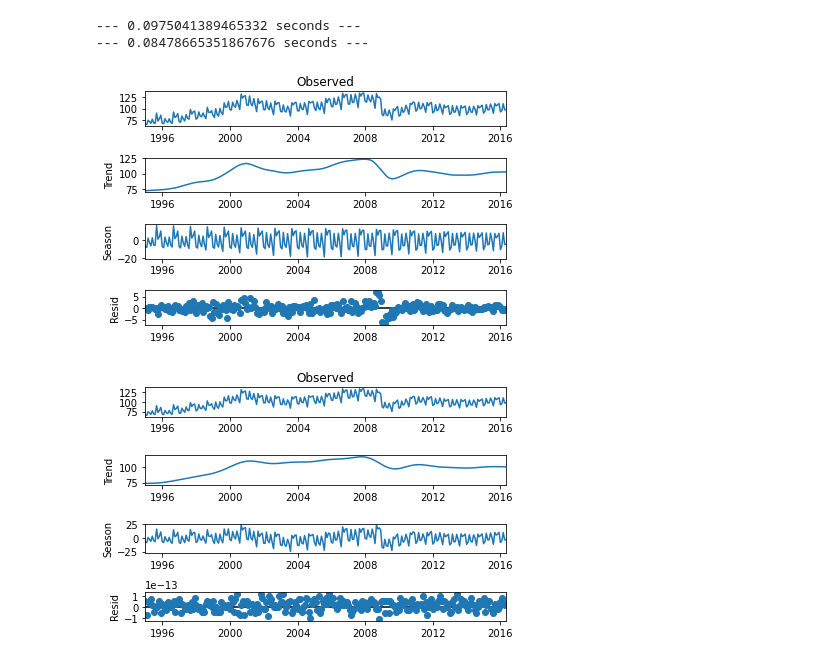
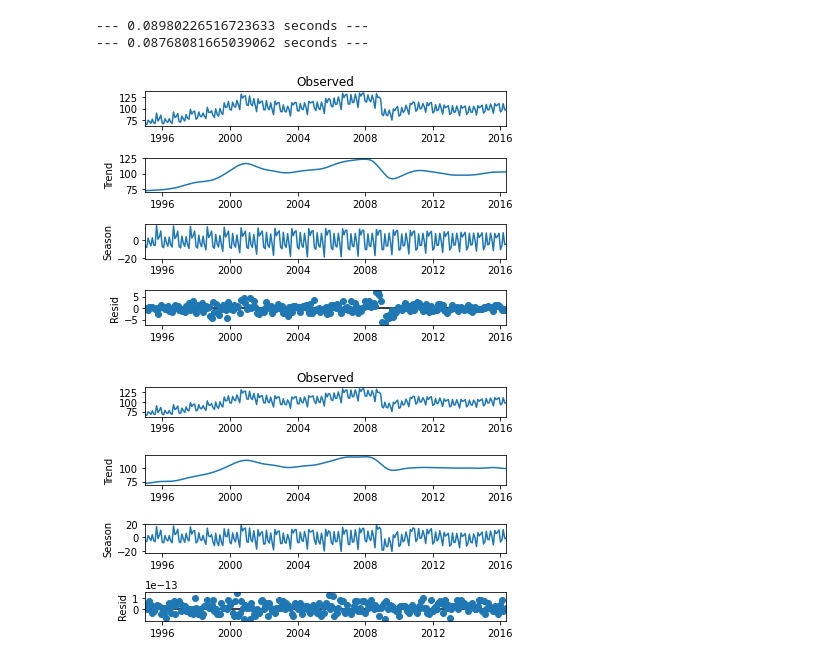
Before and after one commit to thodson-usgs/stf-decomposition, a Jupyter notebook: notebooks/02_stf_vs_stl.ipynb, the cells around one changed output. Drawn from its saved outputs; the diff is of its cells as text; code cells hidden in the pictures.

```diff
--- a/notebooks/02_stf_vs_stl.ipynb
+++ b/notebooks/02_stf_vs_stl.ipynb
@@ -15,7 +15,7 @@ warnings.filterwarnings("ignore")
 class STF_reflected:
 
     # init method or constructor
-    def __init__(self, data, window, period = None, pad = None, seasonal = None):
+    def __init__(self, data, window, period = None, pad = None, seasonal = 7):
         self.data = data
         self.window = window
         if period is None:
@@ -28,6 +28,10 @@ class STF_reflected:
         self.period = period
         self._observed = data
         self.pad = pad
+        if seasonal != 7:
+            if seasonal % 2 == 0:
+                raise ValueError("seasonal must be an odd positive integer >= 3")
+        self.seasonal = seasonal
 
     def fit(self):
 
@@ -41,7 +45,6 @@ class STF_reflected:
         reflected = np.append(reflected, np.flip(f))
 
         self.observed = pd.Series(self.data.squeeze(), self.data.index)
-
 
 
         n = len(reflected)
@@ -61,11 +64,8 @@ class STF_reflected:
         # Apply window to freqs
         freq = freq*window
 
-        # Filter freqs for trend (low pass filter)
-        filter_cutoff = (2*math.pi) / (n)
-        filter_cutoff = (self.period/n) / (2*math.pi)
-        #filter_cutoff = (2*math.pi) / (n*self.period)
-        #filter_cutoff = 0.02
+        # Filter freqs for trend (low pass filter from Celevaland 1990)
+        filter_cutoff = 1.5*(1/self.seasonal)*(1/self.period)
 
         fhat[freq > filter_cutoff] = 0
 
@@ -206,29 +206,29 @@ class STF:
 # %%
 import pandas as pd
 from statsmodels.tsa.seasonal import STL
 import numpy as np
 import matplotlib.pyplot as plt
 from statsmodels.datasets import elec_equip as ds
 import statsmodels.datasets
 
 # Test stf vs stl on elec_equip data
 elec_equip = ds.load().data
 start_time = time.time()
 stl = STL(elec_equip, seasonal = 13)
 res_robust = stl.fit()
 fig = res_robust.plot()
 print("--- %s seconds ---" % (time.time() - start_time))
 
 start_time = time.time()
-stf = STF_reflected(elec_equip, "blackman", pad = 1)
+stf = STF_reflected(elec_equip, "blackman", pad = 1, seasonal=13)
 res = stf.fit()
 fig = res.plot()
 print("--- %s seconds ---" % (time.time() - start_time))
 # %% [output]
---- 0.0975041389465332 seconds ---
---- 0.08478665351867676 seconds ---
+--- 0.08980226516723633 seconds ---
+--- 0.08768081665039062 seconds ---
 [figure]
-[figure, old version]
+[figure, new version]
 # %%
 co2 =pd.read_csv('../data/co2.csv', index_col='date', parse_dates=True, squeeze=True)
 
```
Also changed, not shown: parts of 5 cells of this notebook, 2 other files.
